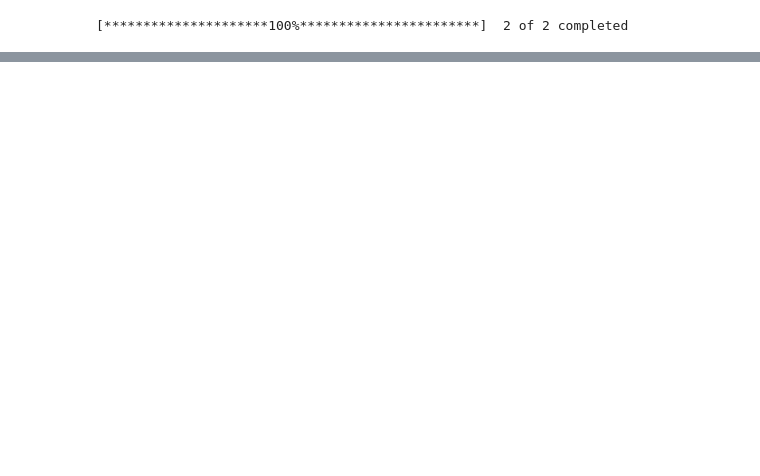
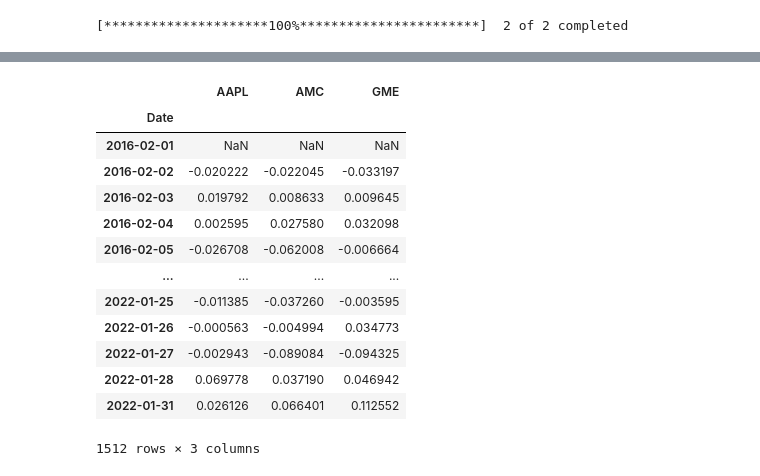
Before and after one commit to Silver911r/stock_analysis_jupyter_yfinace, a Jupyter notebook: main.ipynb, the cells around one changed output, grey strips where cells are left out. Cells and saved outputs as stored; diff of their text form; code cells hidden in the pictures; blank space fills up the shorter version.

```diff
--- a/main.ipynb
+++ b/main.ipynb
@@ -29,0 +46,23 @@ plt.show()
+# %%
+#risk analysis
+stock = ["GME","AMC","AAPL"]
+stocks = yf.download(stock, start='2016-02-01',end='2022-02-01')
+# %%
+#daily percent change per stock
+data = stocks.loc[:,"Close"].copy()
+data.pct_change()
+# %% [output]
+|  | AAPL | AMC | GME |
+| Date |  |  |  |
+| 2016-02-01 | NaN | NaN | NaN |
+| 2016-02-02 | -0.020222 | -0.022045 | -0.033197 |
+| 2016-02-03 | 0.019792 | 0.008633 | 0.009645 |
+| 2016-02-04 | 0.002595 | 0.027580 | 0.032098 |
+| 2016-02-05 | -0.026708 | -0.062008 | -0.006664 |
+| ... | ... | ... | ... |
+| 2022-01-25 | -0.011385 | -0.037260 | -0.003595 |
+| 2022-01-26 | -0.000563 | -0.004994 | 0.034773 |
+| 2022-01-27 | -0.002943 | -0.089084 | -0.094325 |
+| 2022-01-28 | 0.069778 | 0.037190 | 0.046942 |
+| 2022-01-31 | 0.026126 | 0.066401 | 0.112552 |
+1512 rows × 3 columns
```
Also changed, not shown: parts of 15 cells of this notebook.
